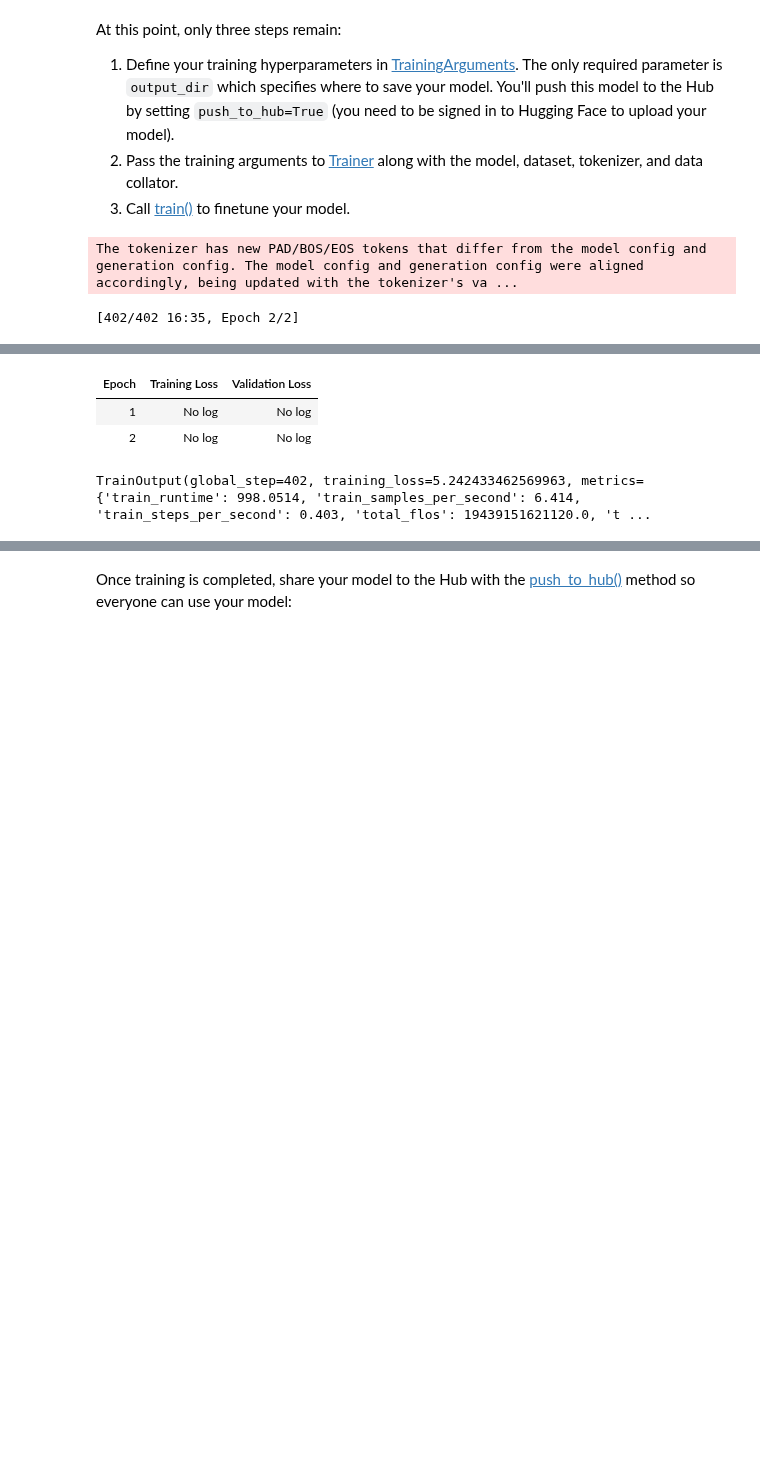
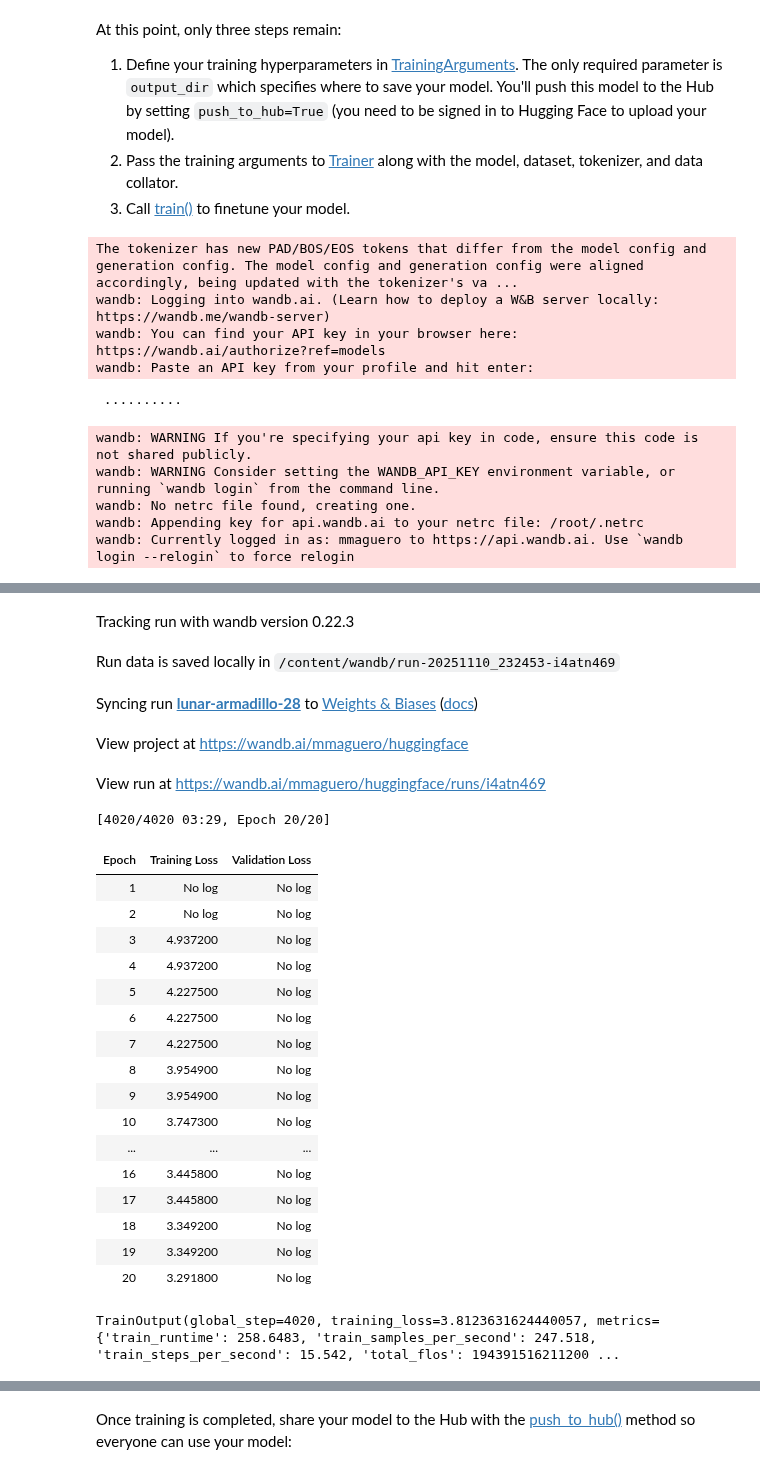
Before and after one commit to mmaguero/diploma_fpuna_nlp_ia, a Jupyter notebook: 2025/guarani_wiki_question_answering.ipynb, the cells around one changed output, grey strips where cells are left out. Saved outputs shown, nothing was run; the diff lists cells and outputs as text; code cells hidden in the pictures; blank space fills up the shorter version.

Commit message:
20 epochs without eval

```diff
--- a/2025/guarani_wiki_question_answering.ipynb
+++ b/2025/guarani_wiki_question_answering.ipynb
@@ -465,7 +466,7 @@ training_args = TrainingArguments(
     learning_rate=2e-5,
     per_device_train_batch_size=16,
     per_device_eval_batch_size=16,
-    num_train_epochs=2,
+    num_train_epochs=20,
     weight_decay=0.01,
     save_total_limit=3,
     #metric_for_best_model="combined",
@@ -487,4 +488,12 @@ trainer = Trainer(
 trainer.train()
 # %% [output]
 The tokenizer has new PAD/BOS/EOS tokens that differ from the model config and generation config. The model config and generation config were aligned accordingly, being updated with the tokenizer's va ...
+wandb: Logging into wandb.ai. (Learn how to deploy a W&B server locally: https://wandb.me/wandb-server)
+wandb: You can find your API key in your browser here: https://wandb.ai/authorize?ref=models
+wandb: Paste an API key from your profile and hit enter:
-[402/402 16:35, Epoch 2/2]
+ ··········
+wandb: WARNING If you're specifying your api key in code, ensure this code is not shared publicly.
+wandb: WARNING Consider setting the WANDB_API_KEY environment variable, or running `wandb login` from the command line.
+wandb: No netrc file found, creating one.
+wandb: Appending key for api.wandb.ai to your netrc file: /root/.netrc
+wandb: Currently logged in as: mmaguero to https://api.wandb.ai. Use `wandb login --relogin` to force relogin
@@ -491,6 +501,26 @@ The tokenizer has new PAD/BOS/EOS tokens that differ from the model config and g
+Tracking run with wandb version 0.22.3
+Run data is saved locally in /content/wandb/run-20251110_232453-i4atn469
+Syncing run lunar-armadillo-28 to Weights & Biases (docs)
+View project at https://wandb.ai/mmaguero/huggingface
+View run at https://wandb.ai/mmaguero/huggingface/runs/i4atn469
+[4020/4020 03:29, Epoch 20/20]
 | Epoch | Training Loss | Validation Loss |
 | 1 | No log | No log |
 | 2 | No log | No log |
+| 3 | 4.937200 | No log |
+| 4 | 4.937200 | No log |
+| 5 | 4.227500 | No log |
+| 6 | 4.227500 | No log |
+| 7 | 4.227500 | No log |
+| 8 | 3.954900 | No log |
+| 9 | 3.954900 | No log |
+| 10 | 3.747300 | No log |
+| ... | ... | ... |
+| 16 | 3.445800 | No log |
+| 17 | 3.445800 | No log |
+| 18 | 3.349200 | No log |
+| 19 | 3.349200 | No log |
+| 20 | 3.291800 | No log |
-TrainOutput(global_step=402, training_loss=5.242433462569963, metrics={'train_runtime': 998.0514, 'train_samples_per_second': 6.414, 'train_steps_per_second': 0.403, 'total_flos': 19439151621120.0, 't ...
+TrainOutput(global_step=4020, training_loss=3.8123631624440057, metrics={'train_runtime': 258.6483, 'train_samples_per_second': 247.518, 'train_steps_per_second': 15.542, 'total_flos': 194391516211200 ...
 # %%
 try:
```
Also changed, not shown: parts of 7 cells of this notebook.
